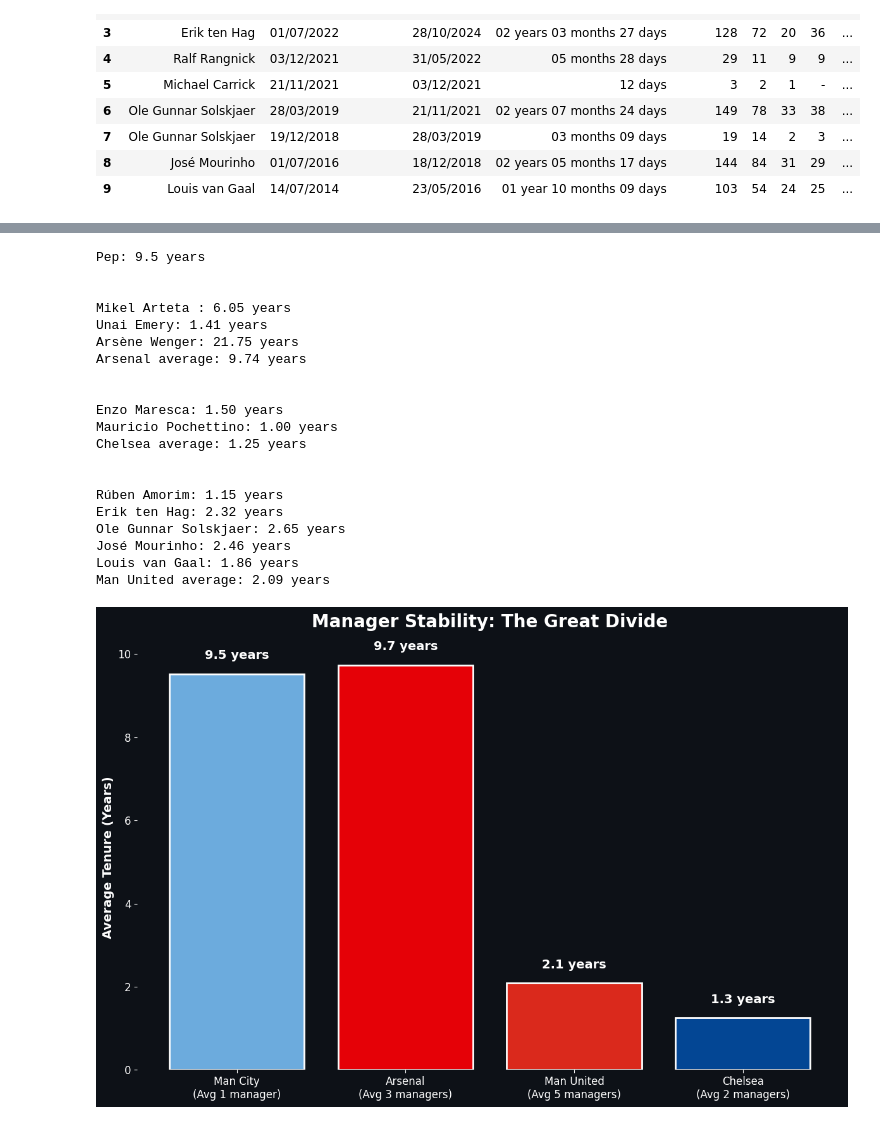
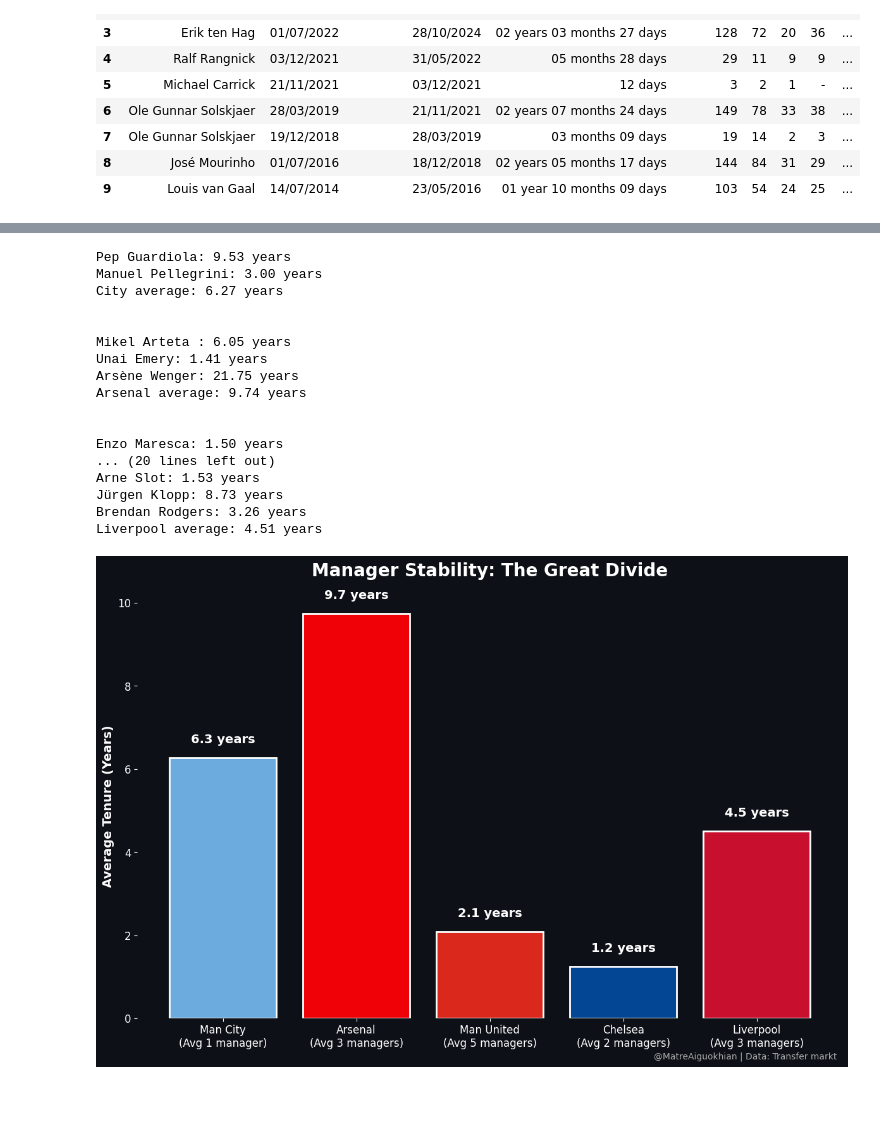
Before and after one commit to Matre5/january-2026-football-analytics, a Jupyter notebook: notebooks/managers_lifespan.ipynb, the cells around one changed output, grey strips where cells are left out. Cells and saved outputs as stored; diff of their text form; code cells hidden in the pictures; blank space fills up the shorter version.

```diff
--- a/notebooks/managers_lifespan.ipynb
+++ b/notebooks/managers_lifespan.ipynb
@@ -7,6 +7,7 @@ arsenal = pd.read_csv('../data/Arsenal managers - Sheet1.csv')
 chelsea = pd.read_csv("../data/Chelsea - Sheet1.csv")
 city = pd.read_csv("../data/Man city managers - Sheet1.csv")
 united = pd.read_csv("../data/Man United - Sheet1.csv")
+liverpool = pd.read_csv("../data/Liverpoool - Sheet1.csv")
 
 arsenal
 # %% [output]
@@ -48,5 +65,6 @@ arsenal.rename(columns={'Name/Date of birth': 'Name'}, inplace=True)
 city.rename(columns={'Name/Date of birth': 'Name'}, inplace=True)
 chelsea.rename(columns={'Name/Date of birth': 'Name'}, inplace=True)
 united.rename(columns={'Name/Date of birth': 'Name'}, inplace=True)
+liverpool.rename(columns={'Name/Date of birth':'Name'}, inplace=True)
 # %%
 # Get current managers (index 0)
@@ -89,7 +114,7 @@ Louis van Gaal: 01 year 10 months 09 days
 # %%
 # For Chelsea - exclude very short tenures (under 1 month = interim) and Rosenior becasue he just got in
 # Skip 1 (McFarlane), 4 (Lampard), 5 (Saltor)
-chelsea_managers = [2, 3]  # Rosenior, Maresca, Pochettino
+chelsea_managers = [2, 3, 4, 6, 7, 8, 9, 10, 11, 12]  # Maresca, Pochettino
 
 print("CHELSEA PERMANENT:")
 for i in chelsea_managers:
@@ -108,5 +133,15 @@ print("\n")
 arsenal_managers = [0, 1, 2]
 for i in arsenal_managers:
     print(f"{arsenal.iloc[i]['Name']}: {arsenal.iloc[i]['Time in post']}")
+print("\n")
+
+liverpool_managers = [0, 1, 2]
+for i in liverpool_managers:
+    print(f"{liverpool.iloc[i]['Name']}: {liverpool.iloc[i]['Time in post']}")
+print("\n")
+
+city_managers = [0, 1]
+for i in city_managers:
+    print(f"{city.iloc[i]['Name']}: {city.iloc[i]['Time in post']}")
 # %% [output]
 CHELSEA PERMANENT:
@@ -150,11 +186,15 @@ def tenure_to_years(tenure_str):
 
     return total_years
 # %%
-pep_years = tenure_to_years(city.iloc[0]['Time in post'])
+city_tenures = []
+for i in city_managers:
+    tenure = tenure_to_years(city.iloc[i]['Time in post'])
+    city_tenures.append(tenure)
+    print(f"{city.iloc[i]['Name']}: {tenure:.2f} years")
 
-print(f"Pep: {pep_years:.1f} years")
+city_avg = sum(city_tenures) / len(city_tenures)
+print(f"City average: {city_avg:.2f} years")
 print("\n")
-
 
 arsenal_tenures = []
 for i in arsenal_managers:
@@ -186,8 +226,21 @@ for i in united_managers:
 
 united_avg = sum(united_tenures) / len(united_tenures)
 print(f"Man United average: {united_avg:.2f} years")
+print("\n")
+
+liverpool_tenures = []
+for i in liverpool_managers:
+    tenure = tenure_to_years(liverpool.iloc[i]['Time in post'])
+    liverpool_tenures.append(tenure)
+    print(f"{liverpool.iloc[i]['Name']}: {tenure:.2f} years")
+
+liverpool_avg = sum(liverpool_tenures) / len(liverpool_tenures)
+print(f"Liverpool average: {liverpool_avg:.2f} years")
+print("\n")
 # %% [output]
-Pep: 9.5 years
+Pep Guardiola: 9.53 years
+Manuel Pellegrini: 3.00 years
+City average: 6.27 years
 
 
 Mikel Arteta : 6.05 years
@@ -197,16 +250,11 @@ Arsenal average: 9.74 years
 
 
 Enzo Maresca: 1.50 years
-Mauricio Pochettino: 1.00 years
-Chelsea average: 1.25 years
-
-
-Rúben Amorim: 1.15 years
-Erik ten Hag: 2.32 years
-Ole Gunnar Solskjaer: 2.65 years
-José Mourinho: 2.46 years
-Louis van Gaal: 1.86 years
-Man United average: 2.09 years
+... (20 lines left out)
+Arne Slot: 1.53 years
+Jürgen Klopp: 8.73 years
+Brendan Rodgers: 3.26 years
+Liverpool average: 4.51 years
 # %%
 # Create the bar chart
 fig, ax = plt.subplots(figsize=(12, 8))
@@ -214,34 +262,37 @@ fig.patch.set_facecolor('#0D1117')
 ax.set_facecolor('#0D1117')
 
 # Data
-clubs = ['Man City\n(Avg 1 manager)', 'Arsenal\n(Avg 3 managers)', 'Man United\n(Avg 5 managers)', 'Chelsea\n(Avg 2 managers)']
-tenures = [pep_years, arsenal_avg, united_avg, chelsea_avg]
-colors = ['#6CABDD', '#E50107', '#DA291C', '#034694']  # City blue, Arsenal red, United red, Chelsea blue
+clubs = ['Man City\n(Avg 1 manager)', 'Arsenal\n(Avg 3 managers)', 'Man United\n(Avg 5 managers)', 'Chelsea\n(Avg 2 managers)', 'Liverpool\n(Avg 3 managers)']
+tenures = [city_avg, arsenal_avg, united_avg, chelsea_avg, liverpool_avg]
+colors = ['#6CABDD', '#EF0107', '#DA291C', '#034694', '#C8102E']  # City blue, Arsenal red, United red, Chelsea blue
 
 # Create bars
 bars = ax.bar(clubs, tenures, color=colors, edgecolor='white', linewidth=2)
 
 # Labels and styling
 ax.set_ylabel('Average Tenure (Years)', color='white', fontsize=14, fontweight='bold')
 ax.set_title('Manager Stability: The Great Divide',
              color='white', fontsize=20, fontweight='bold', pad=20)
 
 # White text for axes
 ax.tick_params(colors='white', labelsize=12)
 
 # Remove spines
 for spine in ax.spines.values():
     spine.set_visible(False)
 
 # Add values on top of bars
 for bar in bars:
     height = bar.get_height()
     ax.text(bar.get_x() + bar.get_width()/2, height + 0.3,
             f'{height:.1f} years',
             ha='center', va='bottom', color='white',
             fontsize=14, fontweight='bold')
 
+fig.text(0.98, 0, '@MatreAiguokhian | Data: Transfer markt',
+         ha='right', fontsize=10, color='#AAAAAA')
+
 plt.tight_layout()
 plt.show()
 # %% [output]
-[figure, old version]
+[figure, new version]
```
Also changed, not shown: parts of 8 cells of this notebook, 5 other files.
